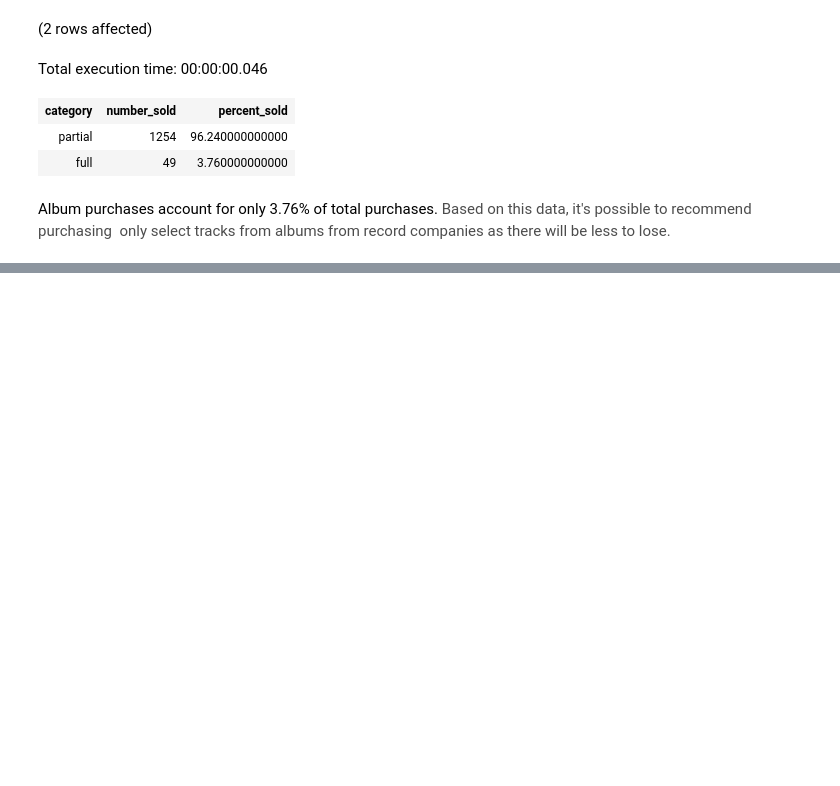
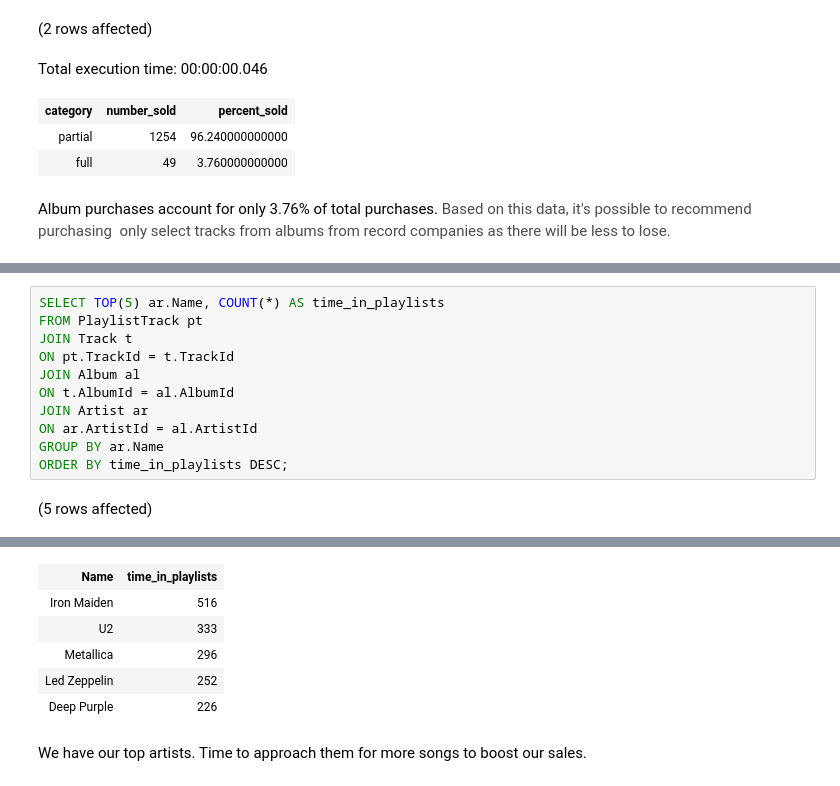
Before and after one commit to Rafsan7238/Data-Analysis_Data-Science_Projects, a Jupyter notebook: SQL Projects/Chinook Digital Music Store Analysis/Business Optimisation Analysis of Chinook Digital Music Store.ipynb, the cells around one changed output, grey strips where cells are left out. Drawn from its saved outputs; the diff is of its cells as text; blank space fills up the shorter version.

Commit message:
Found top artists

```diff
--- a/SQL Projects/Chinook Digital Music Store Analysis/Business Optimisation Analysis of Chinook Digital Music Store.ipynb
+++ b/SQL Projects/Chinook Digital Music Store Analysis/Business Optimisation Analysis of Chinook Digital Music Store.ipynb
@@ -202,0 +207,13 @@ Album purchases account for only 3.76% of total purchases. <span style="color:
+# %%
+SELECT TOP(5) ar.Name, COUNT(*) AS time_in_playlists
+FROM PlaylistTrack pt
+JOIN Track t
+ON pt.TrackId = t.TrackId
+JOIN Album al
+ON t.AlbumId = al.AlbumId
+JOIN Artist ar
+ON ar.ArtistId = al.ArtistId
+GROUP BY ar.Name
+ORDER BY time_in_playlists DESC;
+# %% [output]
+(5 rows affected)
@@ -202,0 +221,8 @@ Album purchases account for only 3.76% of total purchases. <span style="color:
+| Name | time_in_playlists |
+| Iron Maiden | 516 |
+| U2 | 333 |
+| Metallica | 296 |
+| Led Zeppelin | 252 |
+| Deep Purple | 226 |
+# %% [markdown]
+We have our top artists. Time to approach them for more songs to boost our sales.
```
Also changed, not shown: parts of 2 cells of this notebook.
